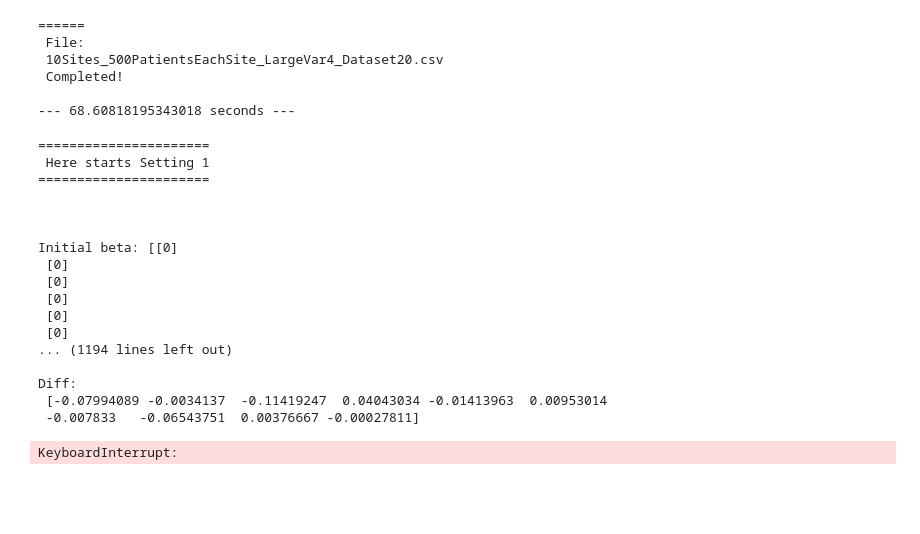
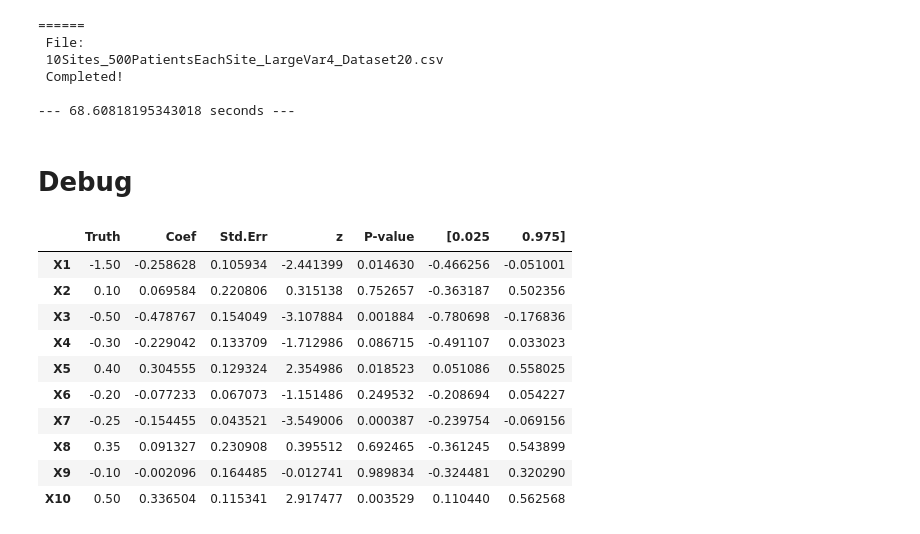
Before and after one commit to Li-Wentao/Federated-GLMM, a Jupyter notebook: Simulation_LA.ipynb, the cells around one changed output. Drawn from its saved outputs; the diff is of its cells as text; code cells hidden in the pictures; blank space fills up the shorter version.

```diff
--- a/Simulation_LA.ipynb
+++ b/Simulation_LA.ipynb
@@ -886,6 +886,8 @@ for i in range(len(file_names)):
  Completed!
 
 --- 68.60818195343018 seconds ---
+# %% [markdown]
+# Debug
 # %%
 # Loading required packages
 from numpy.polynomial.hermite import hermgauss
@@ -907,6 +909,17 @@ def g(x, y, mu, beta_0, tau=1):
     g = sum(y * np.log(Pi(x, beta_0, mu)) + (1 - y) * np.log(1 - Pi(x, beta_0, mu))) \
         + np.log((np.sqrt(2 * np.pi) * tau) ** (-1) * np.exp(-mu ** 2 / (2 * tau ** 2)))
     return g
+
+# Plugged in log-sum-exp trick
+# def logsumexp(x):
+#     c = x.max()
+#     LSE = c + np.log(np.sum(np.exp(x - c)))
+#     return np.exp(x - LSE)
+
+# def g(x, y, mu, beta_0, tau=1):
+#     g = sum(y * logsumexp(Pi(x, beta_0, mu)) + (1 - y) * logsumexp(1 - Pi(x, beta_0, mu))) \
+#     + np.log((np.sqrt(2 * np.pi) * tau)**(-1) * np.exp(-mu**2/(2 * tau**2)))
+#     return g
 
 def g_b(x, y, mu, beta_0, tau=1):
     return np.sum(x * y - x * Pi(x, beta_0, mu), axis=0)
@@ -1069,8 +1082,9 @@ def LA(X, y):
             if True in np.isnan(beta):
                 break;
             print('Step ', step + 1, ':\n')
-            print('Beta:\n', beta, '\n')
-            print('Diff:\n', delta, '\n')
+#             print('Beta:\n', beta, '\n')
+#             print('Diff:\n', delta, '\n')
+            print('L2:\n', l2, '\n')
         if True in np.isnan(beta):
             break;
     print('Beta:\n', beta, '\n')
@@ -1104,44 +1118,6 @@ truth = np.array([-1.5,0.1,-0.5,-0.3,0.4,-0.2,-0.25,0.35,-0.1,0.5]).reshape(10,
 var_name = []
 for i in range(10):
     var_name += ['X' + str(i+1)]
-
-# Setting 1
-print('======================\n Here starts Setting 1 \n======================\n\n\n')
-
-file_dir = '../Simulation_data_GLMM/Setting_1/'
-file_names = os.listdir(file_dir)
-for i in range(len(file_names)):
-    start_time = time.time()
-    df = pd.read_csv(file_dir + file_names[i], index_col=0)
-    # Load data
-    data1 = np.array(df[df['Site_ID'] == 1][var_name])
-    data2 = np.array(df[df['Site_ID'] == 2][var_name])
-    data = [data1, data2]
-    out1 = np.array(df[df['Site_ID'] == 1]['y']).reshape(500,1)
-    out2 = np.array(df[df['Site_ID'] == 2]['y']).reshape(500,1)
-    out = [out1, out2]
-    # Simulations
-    [beta, mu] = LA(data, out)
-    output(data, beta, truth).to_csv('../Simulation_data_GLMM/Result/Setting_1_' +
-                                          file_names[i][44:], header = True)
-    print('======\n File:\n', file_names[i], '\n Completed!\n')
-    print("--- %s seconds ---" % (time.time() - start_time))
-# %% [output]
-======================
- Here starts Setting 1
-======================
-
-
-
-Initial beta: [[0]
- [0]
- [0]
- [0]
- [0]
- [0]
-... (1194 lines left out)
-
-Diff:
- [-0.07994089 -0.0034137  -0.11419247  0.04043034 -0.01413963  0.00953014
- -0.007833   -0.06543751  0.00376667 -0.00027811]
-KeyboardInterrupt:
+# %%
+file_dir = '../Simulation_data_GLMM/Setting_1/'
+f = '2Sites_500PatientsEachSite_SmallVar1_Dataset1.csv'
@@ -1147,0 +1200,15 @@ KeyboardInterrupt:
+# %%
+[beta, mu] = main(lam = 5)
+output(data, beta, truth)
+# %% [output]
+|  | Truth | Coef | Std.Err | z | P-value | [0.025 | 0.975] |
+| X1 | -1.50 | -0.258628 | 0.105934 | -2.441399 | 0.014630 | -0.466256 | -0.051001 |
+| X2 | 0.10 | 0.069584 | 0.220806 | 0.315138 | 0.752657 | -0.363187 | 0.502356 |
+| X3 | -0.50 | -0.478767 | 0.154049 | -3.107884 | 0.001884 | -0.780698 | -0.176836 |
+| X4 | -0.30 | -0.229042 | 0.133709 | -1.712986 | 0.086715 | -0.491107 | 0.033023 |
+| X5 | 0.40 | 0.304555 | 0.129324 | 2.354986 | 0.018523 | 0.051086 | 0.558025 |
+| X6 | -0.20 | -0.077233 | 0.067073 | -1.151486 | 0.249532 | -0.208694 | 0.054227 |
+| X7 | -0.25 | -0.154455 | 0.043521 | -3.549006 | 0.000387 | -0.239754 | -0.069156 |
+| X8 | 0.35 | 0.091327 | 0.230908 | 0.395512 | 0.692465 | -0.361245 | 0.543899 |
+| X9 | -0.10 | -0.002096 | 0.164485 | -0.012741 | 0.989834 | -0.324481 | 0.320290 |
+| X10 | 0.50 | 0.336504 | 0.115341 | 2.917477 | 0.003529 | 0.110440 | 0.562568 |
```
Also changed, not shown: parts of 10 cells of this notebook, 4 other files.
